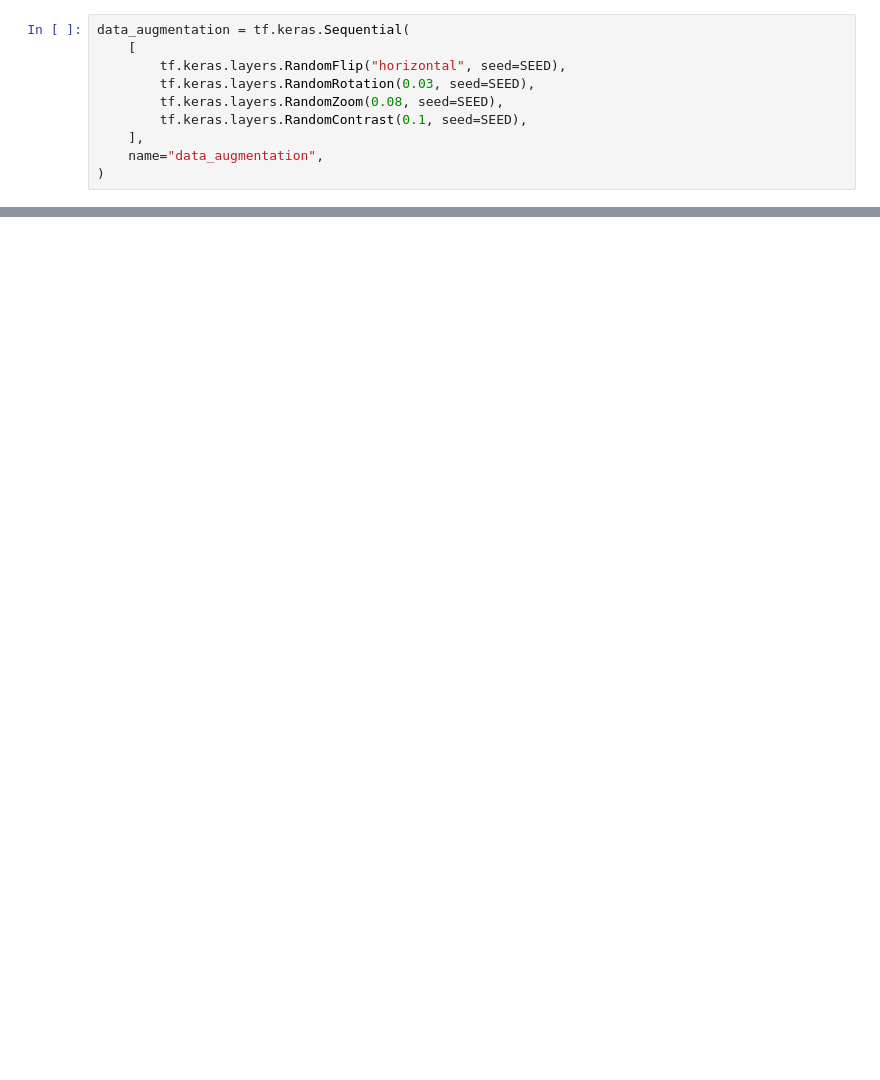
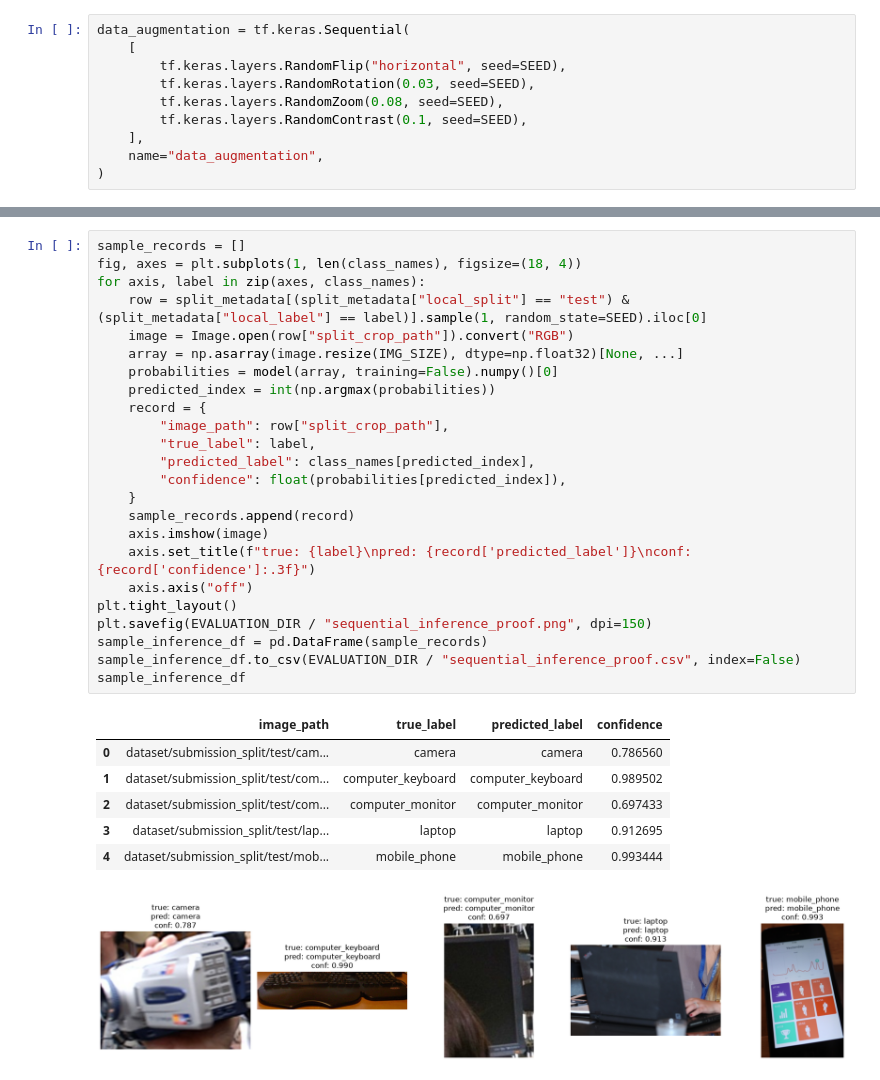
Before and after one commit to agungtrisutaji/submission-klasifikasi-gambar-eurosat, a Jupyter notebook: klasifikasi-gambar-it-assets.ipynb, the cells around one changed output, grey strips where cells are left out. Cells and saved outputs as stored; diff of their text form; blank space fills up the shorter version.

```diff
--- a/klasifikasi-gambar-it-assets.ipynb
+++ b/klasifikasi-gambar-it-assets.ipynb
@@ -531,0 +949,32 @@ Model final adalah ensemble EfficientNetV2B1 + EfficientNetV2B2 + EfficientNetV2
+# %%
+sample_records = []
+fig, axes = plt.subplots(1, len(class_names), figsize=(18, 4))
+for axis, label in zip(axes, class_names):
+    row = split_metadata[(split_metadata["local_split"] == "test") & (split_metadata["local_label"] == label)].sample(1, random_state=SEED).iloc[0]
+    image = Image.open(row["split_crop_path"]).convert("RGB")
+    array = np.asarray(image.resize(IMG_SIZE), dtype=np.float32)[None, ...]
+    probabilities = model(array, training=False).numpy()[0]
+    predicted_index = int(np.argmax(probabilities))
+    record = {
+        "image_path": row["split_crop_path"],
+        "true_label": label,
+        "predicted_label": class_names[predicted_index],
+        "confidence": float(probabilities[predicted_index]),
+    }
+    sample_records.append(record)
+    axis.imshow(image)
+    axis.set_title(f"true: {label}\npred: {record['predicted_label']}\nconf: {record['confidence']:.3f}")
+    axis.axis("off")
+plt.tight_layout()
+plt.savefig(EVALUATION_DIR / "sequential_inference_proof.png", dpi=150)
+sample_inference_df = pd.DataFrame(sample_records)
+sample_inference_df.to_csv(EVALUATION_DIR / "sequential_inference_proof.csv", index=False)
+sample_inference_df
+# %% [output]
+|  | image_path | true_label | predicted_label | confidence |
+| 0 | dataset/submission_split/test/cam... | camera | camera | 0.786560 |
+| 1 | dataset/submission_split/test/com... | computer_keyboard | computer_keyboard | 0.989502 |
+| 2 | dataset/submission_split/test/com... | computer_monitor | computer_monitor | 0.697433 |
+| 3 | dataset/submission_split/test/lap... | laptop | laptop | 0.912695 |
+| 4 | dataset/submission_split/test/mob... | mobile_phone | mobile_phone | 0.993444 |
+[figure, added]
```
Also changed, not shown: parts of 68 cells of this notebook.
